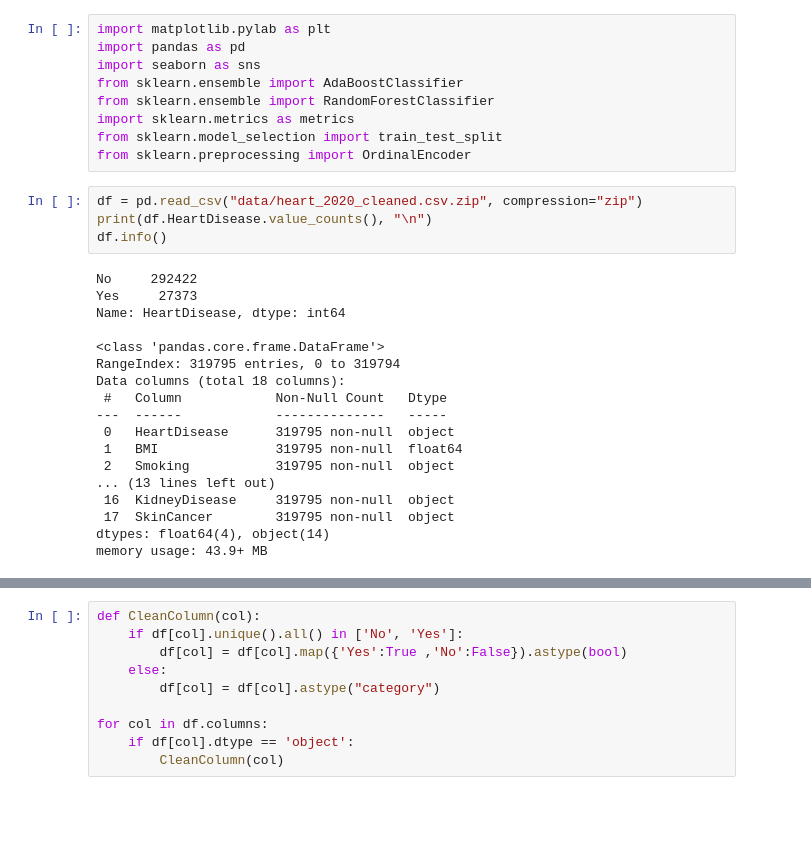
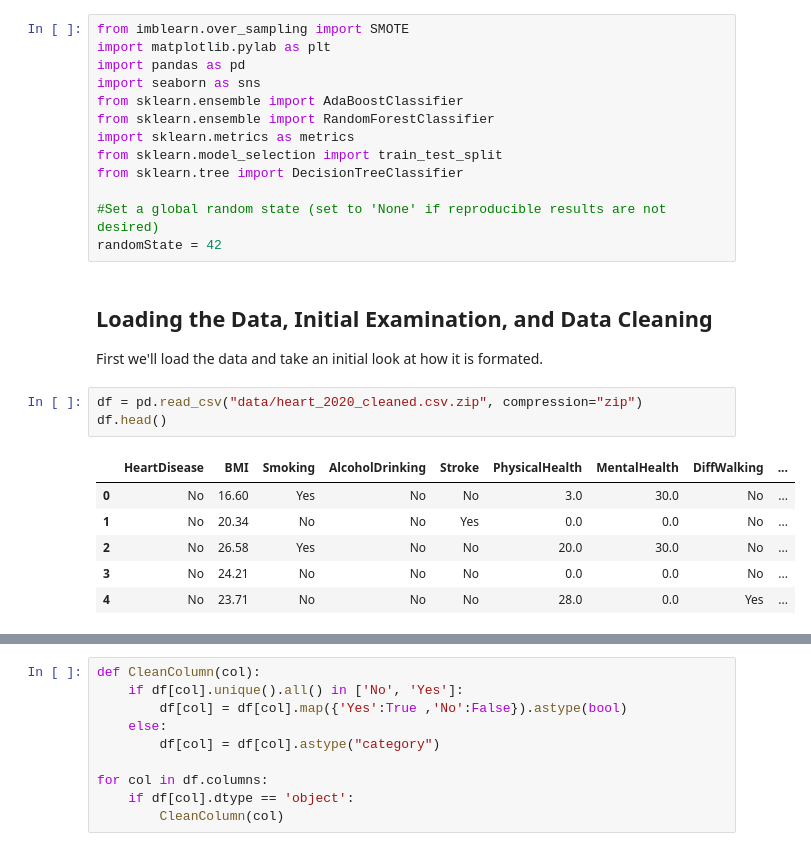
Before and after one commit to clayv/DTSA-5509_Final, a Jupyter notebook: Final_Project.ipynb, the cells around one changed output, grey strips where cells are left out. Cells and saved outputs as stored; diff of their text form; blank space fills up the shorter version.

```diff
--- a/Final_Project.ipynb
+++ b/Final_Project.ipynb
@@ -6,4 +13,5 @@
 # %%
+from imblearn.over_sampling import SMOTE
 import matplotlib.pylab as plt
 import pandas as pd
 import seaborn as sns
@@ -11,27 +19,21 @@ from sklearn.ensemble import AdaBoostClassifier
 from sklearn.ensemble import RandomForestClassifier
 import sklearn.metrics as metrics
 from sklearn.model_selection import train_test_split
-from sklearn.preprocessing import OrdinalEncoder
+from sklearn.tree import DecisionTreeClassifier
+
+#Set a global random state (set to 'None' if reproducible results are not desired)
+randomState = 42
+# %% [markdown]
+## Loading the Data, Initial Examination, and Data Cleaning
+First we'll load the data and take an initial look at how it is formated.
 # %%
 df = pd.read_csv("data/heart_2020_cleaned.csv.zip", compression="zip")
-print(df.HeartDisease.value_counts(), "\n")
-df.info()
+df.head()
 # %% [output]
-No     292422
-Yes     27373
-Name: HeartDisease, dtype: int64
-
-<class 'pandas.core.frame.DataFrame'>
-RangeIndex: 319795 entries, 0 to 319794
-Data columns (total 18 columns):
- #   Column            Non-Null Count   Dtype
----  ------            --------------   -----
- 0   HeartDisease      319795 non-null  object
- 1   BMI               319795 non-null  float64
- 2   Smoking           319795 non-null  object
-... (13 lines left out)
- 16  KidneyDisease     319795 non-null  object
- 17  SkinCancer        319795 non-null  object
-dtypes: float64(4), object(14)
-memory usage: 43.9+ MB
+|  | HeartDisease | BMI | Smoking | AlcoholDrinking | Stroke | PhysicalHealth | MentalHealth | DiffWalking | ... |
+| 0 | No | 16.60 | Yes | No | No | 3.0 | 30.0 | No | ... |
+| 1 | No | 20.34 | No | No | Yes | 0.0 | 0.0 | No | ... |
+| 2 | No | 26.58 | Yes | No | No | 20.0 | 30.0 | No | ... |
+| 3 | No | 24.21 | No | No | No | 0.0 | 0.0 | No | ... |
+| 4 | No | 23.71 | No | No | No | 28.0 | 0.0 | Yes | ... |
 # %%
```
Also changed, not shown: parts of 29 cells of this notebook, 1 other file.
